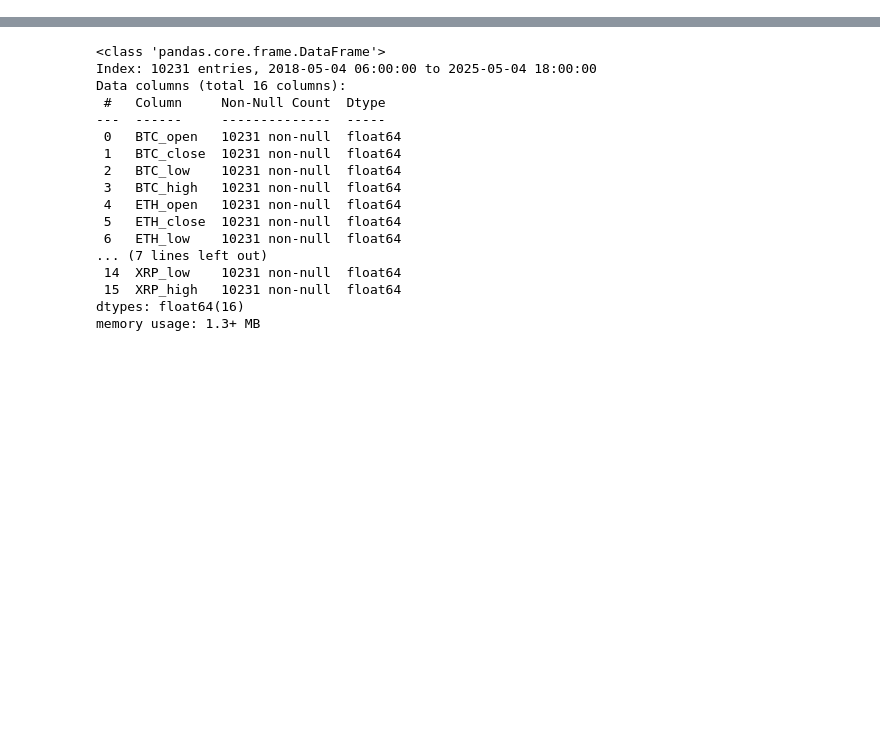
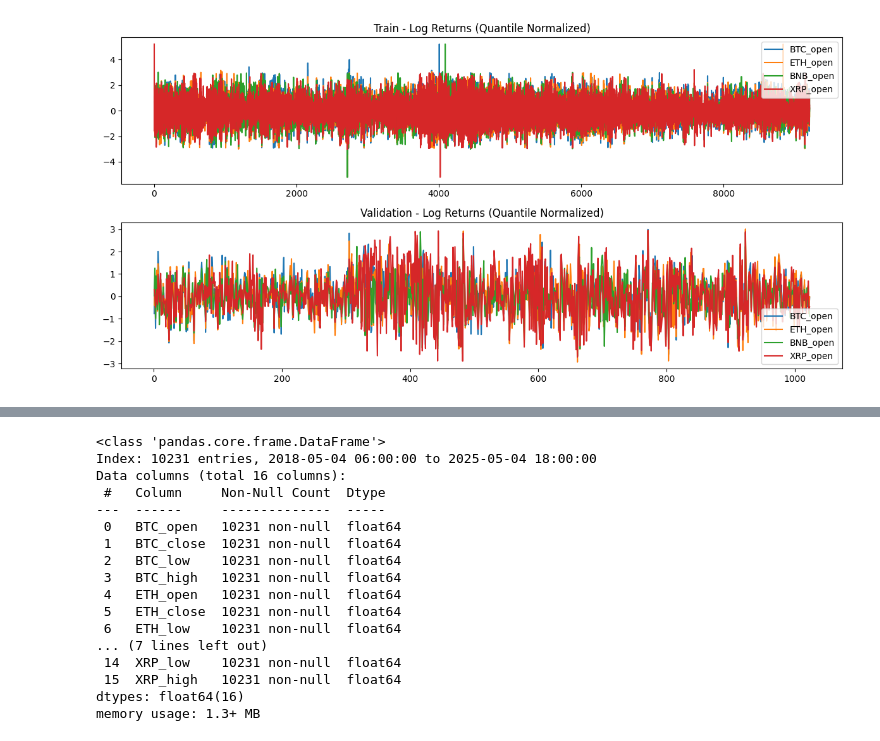
Before and after one commit to mericdemirors/CrossCurrencyPrediction, a Jupyter notebook: 04_data_cleaning.ipynb, the cells around one changed output, grey strips where cells are left out. Saved outputs shown, nothing was run; the diff lists cells and outputs as text; code cells hidden in the pictures; blank space fills up the shorter version.

```diff
--- a/04_data_cleaning.ipynb
+++ b/04_data_cleaning.ipynb
@@ -1,3 +137,67 @@
+# %%
+import pandas as pd
+import numpy as np
+import matplotlib.pyplot as plt
+from sklearn.preprocessing import QuantileTransformer
+
+# --- Step 1: Read train & validation CSV ---
+train_csv = "data/BTC_ETH_BNB_XRP_6h_shared_train.csv"
+val_csv = "data/BTC_ETH_BNB_XRP_6h_shared_val.csv"
+
+train_df = pd.read_csv(train_csv, index_col = "open_time").reset_index()
+val_df = pd.read_csv(val_csv, index_col = "open_time").reset_index()
+train_df = train_df.drop('open_time', axis=1)
+val_df = val_df.drop('open_time', axis=1)
+
+# --- Step 2 & 3: Compute log returns ---
+def compute_log_returns(df):
+    log_df = np.log(df + 1e-8)  # avoid log(0)
+    return log_df.diff().dropna()
+
+train_returns = compute_log_returns(train_df)
+val_returns = compute_log_returns(val_df)
+
+# --- Step 4: Fit QuantileTransformer on train ---
+qt = QuantileTransformer(output_distribution="normal",
+                         n_quantiles=500,
+                         random_state=42)
+
+train_transformed = pd.DataFrame(
+    qt.fit_transform(train_returns),
+    columns=train_returns.columns,
+    index=train_returns.index
+)
+
+# --- Step 5: Apply same transformation to validation ---
+val_transformed = pd.DataFrame(
+    qt.transform(val_returns),
+    columns=val_returns.columns,
+    index=val_returns.index
+)
+
+# --- Step 6: Plot open columns ---
+open_cols = ["BTC_open", "ETH_open", "BNB_open", "XRP_open"]
+
+plt.figure(figsize=(12, 6))
+
+# Train subplot
+plt.subplot(2, 1, 1)
+for col in open_cols:
+    plt.plot(train_transformed[col], label=col)
+plt.title("Train - Log Returns (Quantile Normalized)")
+plt.legend()
+
+# Validation subplot
+plt.subplot(2, 1, 2)
+for col in open_cols:
+    plt.plot(val_transformed[col], label=col)
+plt.title("Validation - Log Returns (Quantile Normalized)")
+plt.legend()
+
+plt.tight_layout()
+plt.show()
+# %% [output]
+[figure, added]
 # %%
 import pandas as pd
 import numpy as np
```
Also changed, not shown: parts of 3 cells of this notebook, 1 other file.
